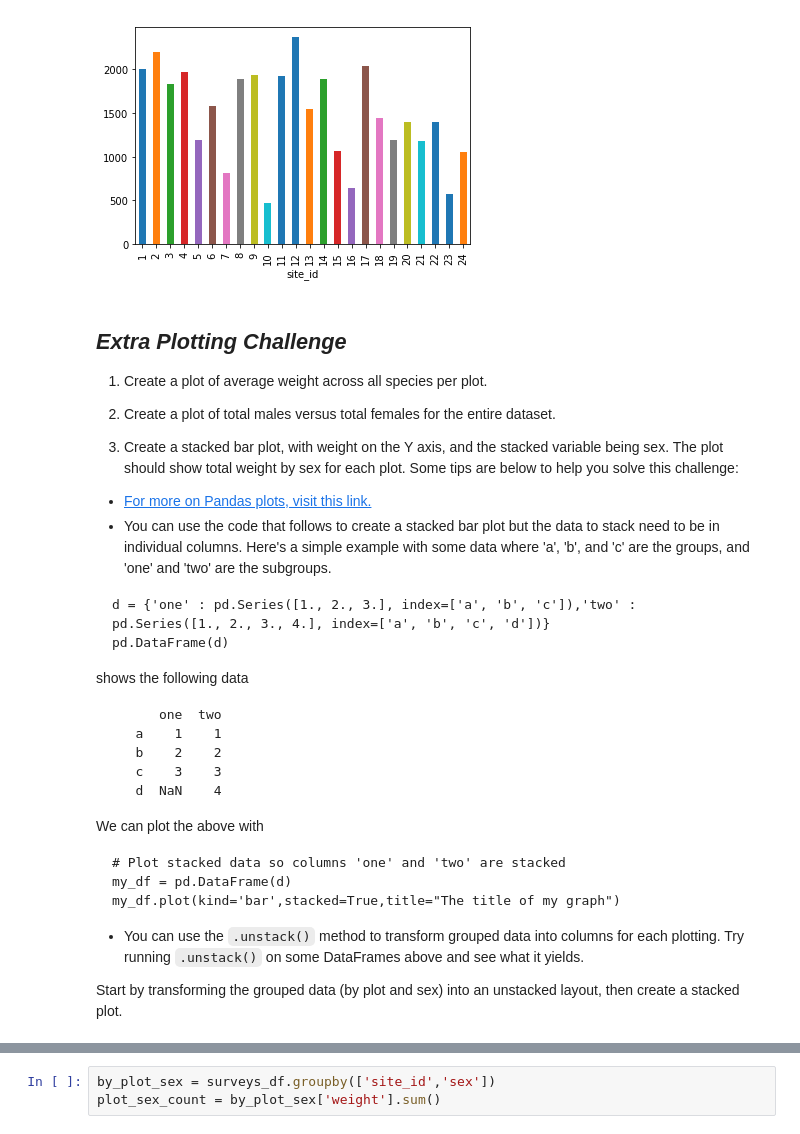
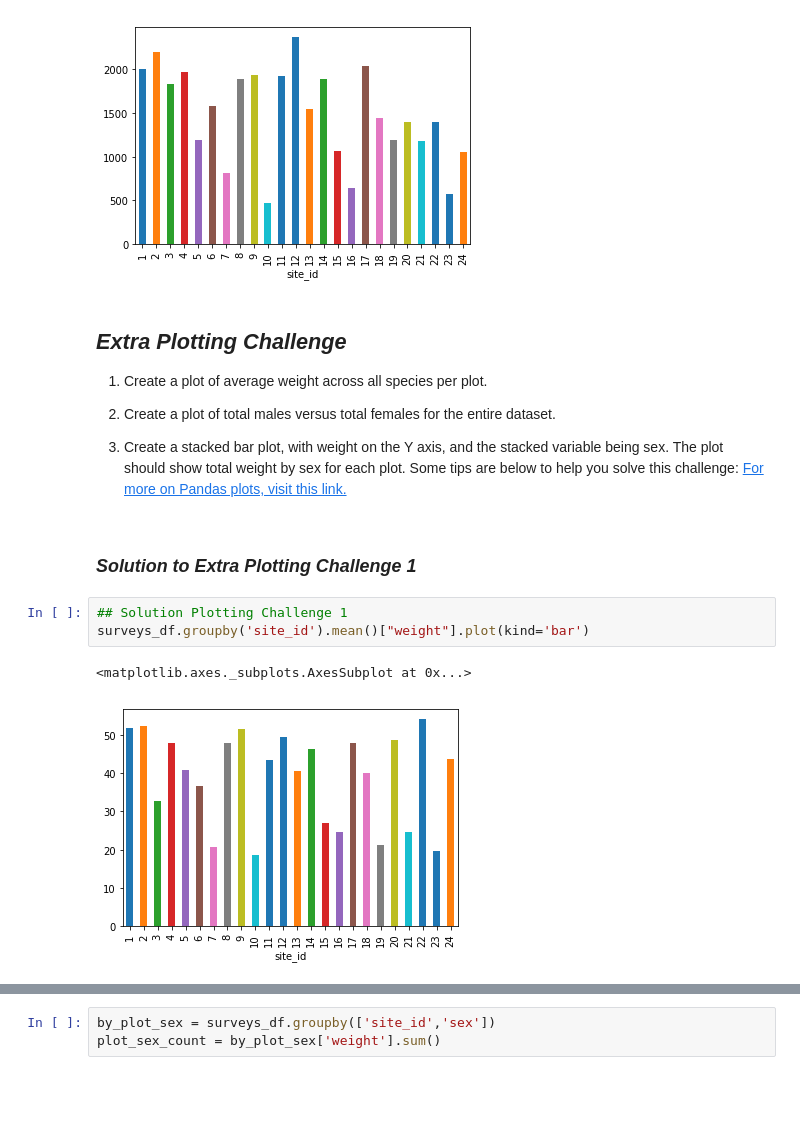
Before and after one commit to MonashDataFluency/python-workshop-base, a Jupyter notebook: workshops/docs/modules/notebooks/working_with_data.ipynb, the cells around one changed output, grey strips where cells are left out. Drawn from its saved outputs; the diff is of its cells as text; blank space fills up the shorter version.

Commit message:
changes in data analysis with python module

````diff
--- a/workshops/docs/modules/notebooks/working_with_data.ipynb
+++ b/workshops/docs/modules/notebooks/working_with_data.ipynb
@@ -510,39 +571,12 @@ total_count.plot(kind='bar')
 2. Create a plot of total males versus total females for the entire dataset.
 
 3. Create a stacked bar plot, with weight on the Y axis, and the stacked variable being sex. The plot should show total weight by sex for each plot. Some tips are below to help you solve this challenge:
-
-* [For more on Pandas plots, visit this link.](http://pandas.pydata.org/pandas-docs/stable/visualization.html#basic-plotting-plot)
-* You can use the code that follows to create a stacked bar plot but the data to stack
- need to be in individual columns.  Here's a simple example with some data where
-  'a', 'b', and 'c' are the groups, and 'one' and 'two' are the subgroups.
-
-```
-d = {'one' : pd.Series([1., 2., 3.], index=['a', 'b', 'c']),'two' : pd.Series([1., 2., 3., 4.], index=['a', 'b', 'c', 'd'])}
-pd.DataFrame(d)
-```
-
-shows the following data
-
-```
-      one  two
-   a    1    1
-   b    2    2
-   c    3    3
-   d  NaN    4
-```
-
-We can plot the above with
-
-```
-# Plot stacked data so columns 'one' and 'two' are stacked
-my_df = pd.DataFrame(d)
-my_df.plot(kind='bar',stacked=True,title="The title of my graph")
-```
-
-
-* You can use the `.unstack()` method to transform grouped data into columns
-for each plotting.  Try running `.unstack()` on some DataFrames above and see
- what it yields.
-
- Start by transforming the grouped data (by plot and sex) into an unstacked layout, then create
- a stacked plot.
+[For more on Pandas plots, visit this link.](http://pandas.pydata.org/pandas-docs/stable/visualization.html#basic-plotting-plot)
+# %% [markdown]
+### _Solution to Extra Plotting Challenge 1_
+# %%
+## Solution Plotting Challenge 1
+surveys_df.groupby('site_id').mean()["weight"].plot(kind='bar')
+# %% [output]
+<matplotlib.axes._subplots.AxesSubplot at 0x...>
+[figure, added]
````
Also changed, not shown: parts of 27 cells of this notebook, 14 other files.
